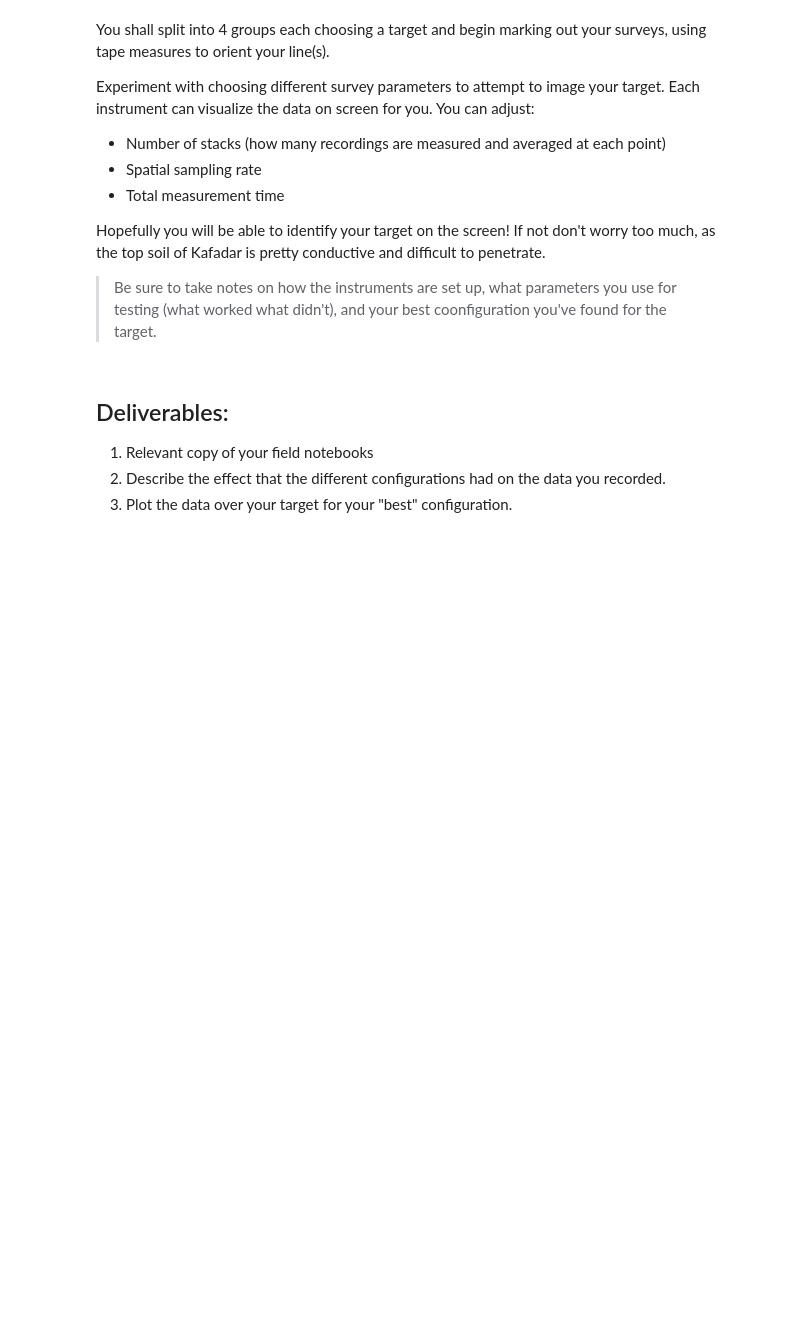
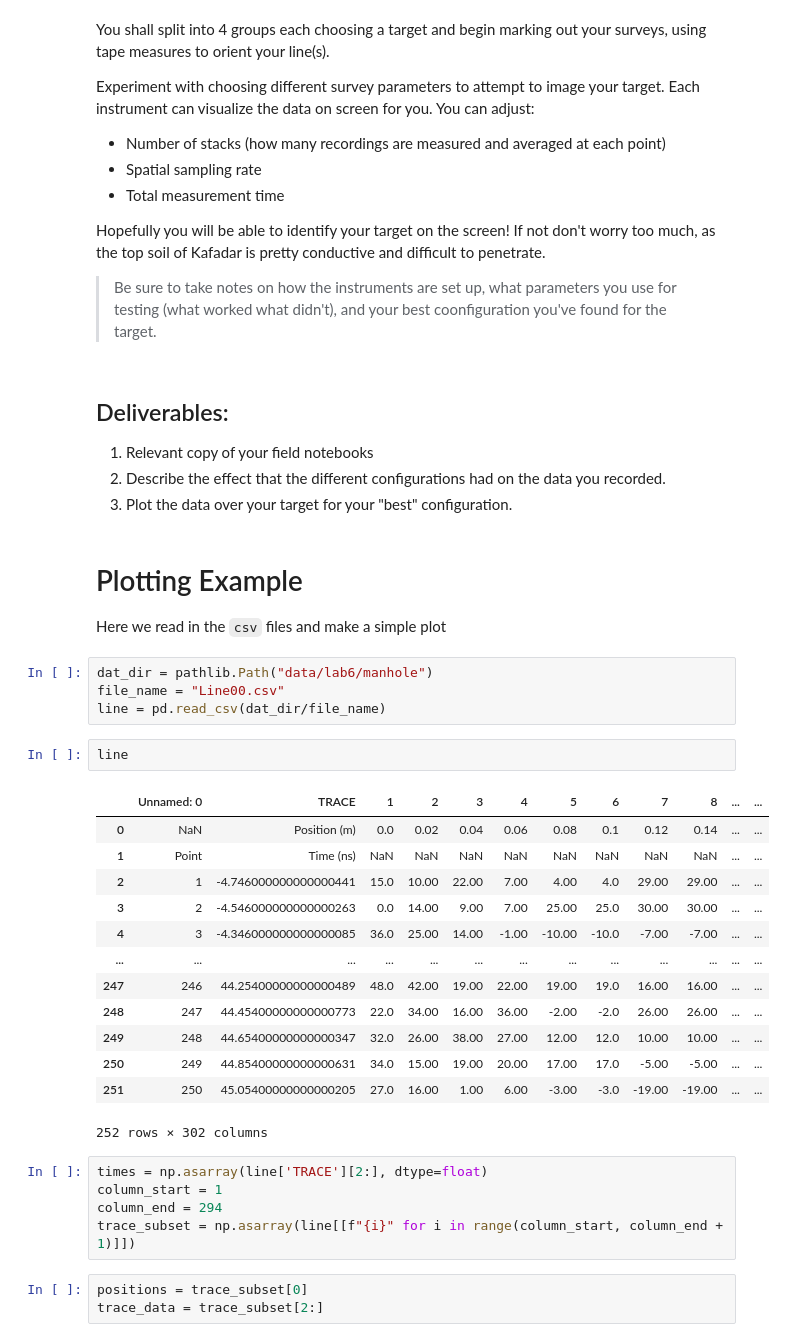
Before and after one commit to jcapriot/gpgn-319, a Jupyter notebook: labs/EM/Lab6-GPR-collection.ipynb, the cells around one changed output. Cells and saved outputs as stored; diff of their text form; blank space fills up the shorter version.

```diff
--- a/labs/EM/Lab6-GPR-collection.ipynb
+++ b/labs/EM/Lab6-GPR-collection.ipynb
@@ -72,3 +77,35 @@ Hopefully you will be able to identify your target on the screen! If not don't w
 1) Relevant copy of your field notebooks
 2) Describe the effect that the different configurations had on the data you recorded.
 3) Plot the data over your target for your "best" configuration.
+# %% [markdown]
+# Plotting Example
+
+Here we read in the `csv` files and make a simple plot
+# %%
+dat_dir = pathlib.Path("data/lab6/manhole")
+file_name = "Line00.csv"
+line = pd.read_csv(dat_dir/file_name)
+# %%
+line
+# %% [output]
+|  | Unnamed: 0 | TRACE | 1 | 2 | 3 | 4 | 5 | 6 | 7 | 8 | ... | ... |
+| 0 | NaN | Position (m) | 0.0 | 0.02 | 0.04 | 0.06 | 0.08 | 0.1 | 0.12 | 0.14 | ... | ... |
+| 1 | Point | Time (ns) | NaN | NaN | NaN | NaN | NaN | NaN | NaN | NaN | ... | ... |
+| 2 | 1 | -4.746000000000000441 | 15.0 | 10.00 | 22.00 | 7.00 | 4.00 | 4.0 | 29.00 | 29.00 | ... | ... |
+| 3 | 2 | -4.546000000000000263 | 0.0 | 14.00 | 9.00 | 7.00 | 25.00 | 25.0 | 30.00 | 30.00 | ... | ... |
+| 4 | 3 | -4.346000000000000085 | 36.0 | 25.00 | 14.00 | -1.00 | -10.00 | -10.0 | -7.00 | -7.00 | ... | ... |
+| ... | ... | ... | ... | ... | ... | ... | ... | ... | ... | ... | ... | ... |
+| 247 | 246 | 44.25400000000000489 | 48.0 | 42.00 | 19.00 | 22.00 | 19.00 | 19.0 | 16.00 | 16.00 | ... | ... |
+| 248 | 247 | 44.45400000000000773 | 22.0 | 34.00 | 16.00 | 36.00 | -2.00 | -2.0 | 26.00 | 26.00 | ... | ... |
+| 249 | 248 | 44.65400000000000347 | 32.0 | 26.00 | 38.00 | 27.00 | 12.00 | 12.0 | 10.00 | 10.00 | ... | ... |
+| 250 | 249 | 44.85400000000000631 | 34.0 | 15.00 | 19.00 | 20.00 | 17.00 | 17.0 | -5.00 | -5.00 | ... | ... |
+| 251 | 250 | 45.05400000000000205 | 27.0 | 16.00 | 1.00 | 6.00 | -3.00 | -3.0 | -19.00 | -19.00 | ... | ... |
+252 rows × 302 columns
+# %%
+times = np.asarray(line['TRACE'][2:], dtype=float)
+column_start = 1
+column_end = 294
+trace_subset = np.asarray(line[[f"{i}" for i in range(column_start, column_end + 1)]])
+# %%
+positions = trace_subset[0]
+trace_data = trace_subset[2:]
```
Also changed, not shown: parts of 2 cells of this notebook, 39 other files.
